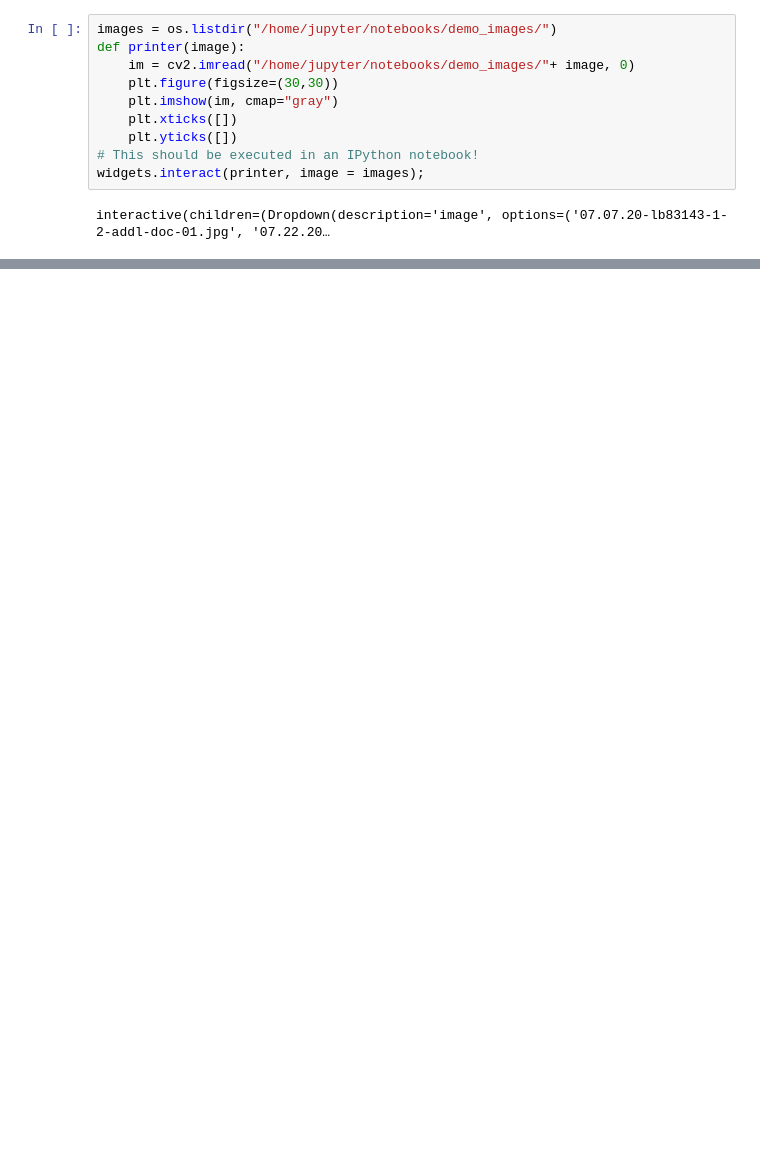
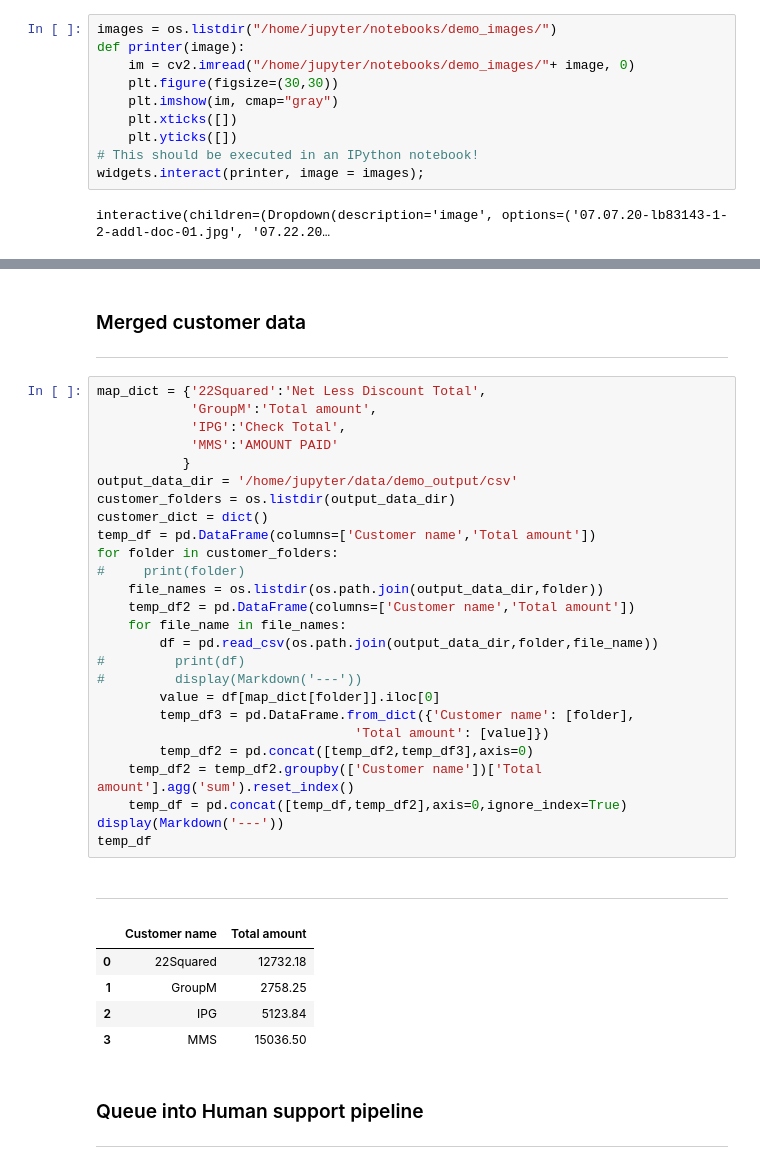
Before and after one commit to sirisha-acog/AR-UI, a Jupyter notebook: src/hocr/notebooks/Demo.ipynb, the cells around one changed output, grey strips where cells are left out. Saved outputs shown, nothing was run; the diff lists cells and outputs as text; blank space fills up the shorter version.

```diff
--- a/src/hocr/notebooks/Demo.ipynb
+++ b/src/hocr/notebooks/Demo.ipynb
@@ -68,0 +95,39 @@ interactive(children=(Dropdown(description='image', options=('07.07.20-lb83143-1
+# %% [markdown]
+### Merged customer data
+---
+# %%
+map_dict = {'22Squared':'Net Less Discount Total',
+            'GroupM':'Total amount',
+            'IPG':'Check Total',
+            'MMS':'AMOUNT PAID'
+           }
+output_data_dir = '/home/jupyter/data/demo_output/csv'
+customer_folders = os.listdir(output_data_dir)
+customer_dict = dict()
+temp_df = pd.DataFrame(columns=['Customer name','Total amount'])
+for folder in customer_folders:
+#     print(folder)
+    file_names = os.listdir(os.path.join(output_data_dir,folder))
+    temp_df2 = pd.DataFrame(columns=['Customer name','Total amount'])
+    for file_name in file_names:
+        df = pd.read_csv(os.path.join(output_data_dir,folder,file_name))
+#         print(df)
+#         display(Markdown('---'))
+        value = df[map_dict[folder]].iloc[0]
+        temp_df3 = pd.DataFrame.from_dict({'Customer name': [folder],
+                                 'Total amount': [value]})
+        temp_df2 = pd.concat([temp_df2,temp_df3],axis=0)
+    temp_df2 = temp_df2.groupby(['Customer name'])['Total amount'].agg('sum').reset_index()
+    temp_df = pd.concat([temp_df,temp_df2],axis=0,ignore_index=True)
+display(Markdown('---'))
+temp_df
+# %% [output]
+---
+|  | Customer name | Total amount |
+| 0 | 22Squared | 12732.18 |
+| 1 | GroupM | 2758.25 |
+| 2 | IPG | 5123.84 |
+| 3 | MMS | 15036.50 |
+# %% [markdown]
+### Queue into Human support pipeline
+---
```
Also changed, not shown: parts of 15 cells of this notebook, 7 other files.
